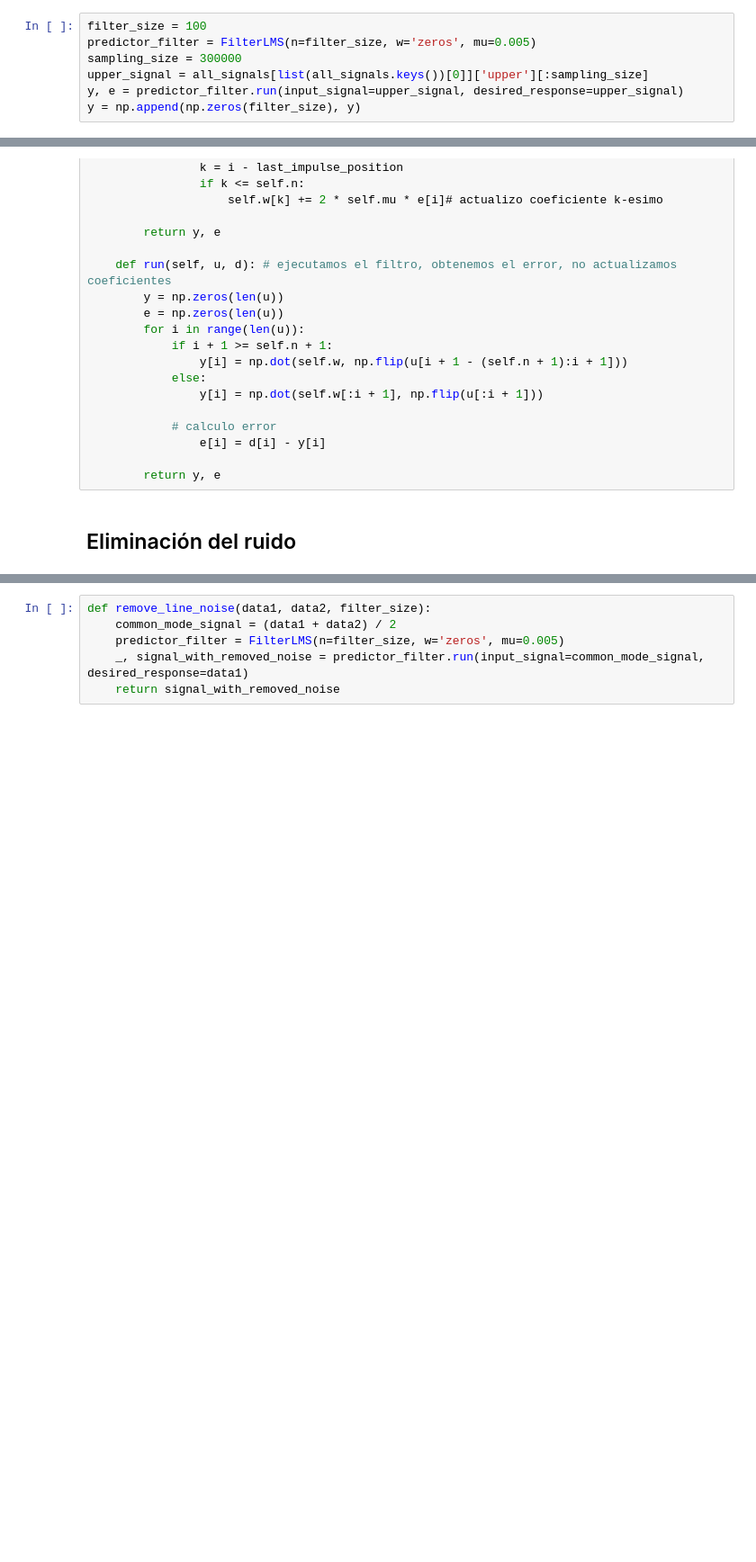
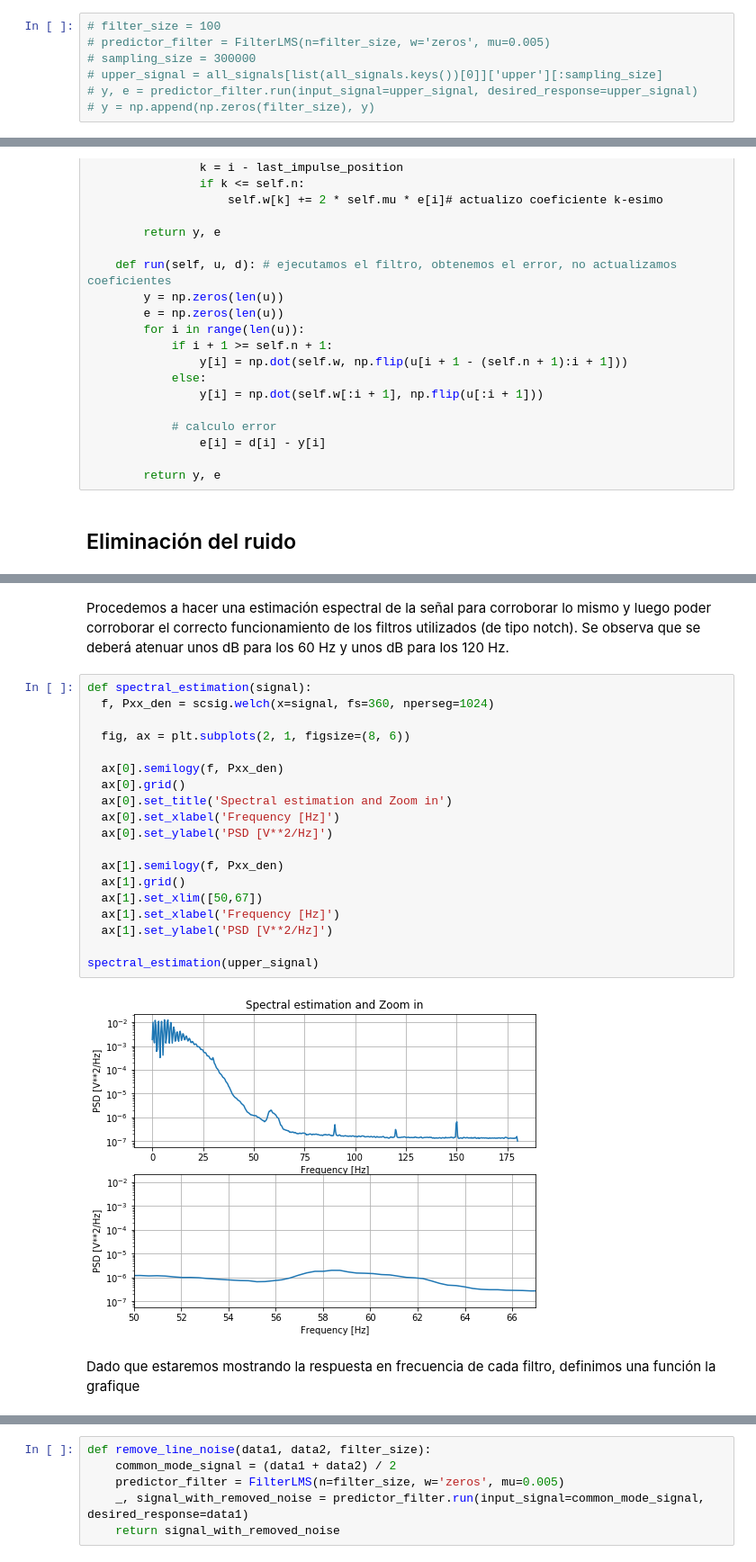
Before and after one commit to newtonis/Electrocardiogram-LMS, a Jupyter notebook: Electrocardiogram_anomalies.ipynb, the cells around one changed output, grey strips where cells are left out. Shown at 90% size. Cells and saved outputs as stored; diff of their text form; blank space fills up the shorter version.

```diff
--- a/Electrocardiogram_anomalies.ipynb
+++ b/Electrocardiogram_anomalies.ipynb
@@ -242,12 +237,12 @@ def plot_signal_vs_predicted(signal, predicted, error, sampling_size):
 # %% [markdown]
 ### Prueba del filtro aplicado a los datos
 # %%
-filter_size = 100
-predictor_filter = FilterLMS(n=filter_size, w='zeros', mu=0.005)
-sampling_size = 300000
-upper_signal = all_signals[list(all_signals.keys())[0]]['upper'][:sampling_size]
-y, e = predictor_filter.run(input_signal=upper_signal, desired_response=upper_signal)
-y = np.append(np.zeros(filter_size), y)
+# filter_size = 100
+# predictor_filter = FilterLMS(n=filter_size, w='zeros', mu=0.005)
+# sampling_size = 300000
+# upper_signal = all_signals[list(all_signals.keys())[0]]['upper'][:sampling_size]
+# y, e = predictor_filter.run(input_signal=upper_signal, desired_response=upper_signal)
+# y = np.append(np.zeros(filter_size), y)
 # %% [markdown]
 Se grafica para un intervalo sano (sin anomalías)
 # %%
@@ -348,0 +339,25 @@ FileNotFoundError: ignored
+# %% [markdown]
+Procedemos a hacer una estimación espectral de la señal para corroborar lo mismo y luego poder corroborar el correcto funcionamiento de los filtros utilizados (de tipo notch). Se observa que se deberá atenuar unos dB para los 60 Hz y unos dB para los 120 Hz.
+# %%
+def spectral_estimation(signal):
+  f, Pxx_den = scsig.welch(x=signal, fs=360, nperseg=1024)
+
+  fig, ax = plt.subplots(2, 1, figsize=(8, 6))
+
+  ax[0].semilogy(f, Pxx_den)
+  ax[0].grid()
+  ax[0].set_title('Spectral estimation and Zoom in')
+  ax[0].set_xlabel('Frequency [Hz]')
+  ax[0].set_ylabel('PSD [V**2/Hz]')
+
+  ax[1].semilogy(f, Pxx_den)
+  ax[1].grid()
+  ax[1].set_xlim([50,67])
+  ax[1].set_xlabel('Frequency [Hz]')
+  ax[1].set_ylabel('PSD [V**2/Hz]')
+
+spectral_estimation(upper_signal)
+# %% [output]
+[figure, added]
+# %% [markdown]
+Dado que estaremos mostrando la respuesta en frecuencia de cada filtro, definimos una función la grafique
```
Also changed, not shown: parts of 22 cells of this notebook.
